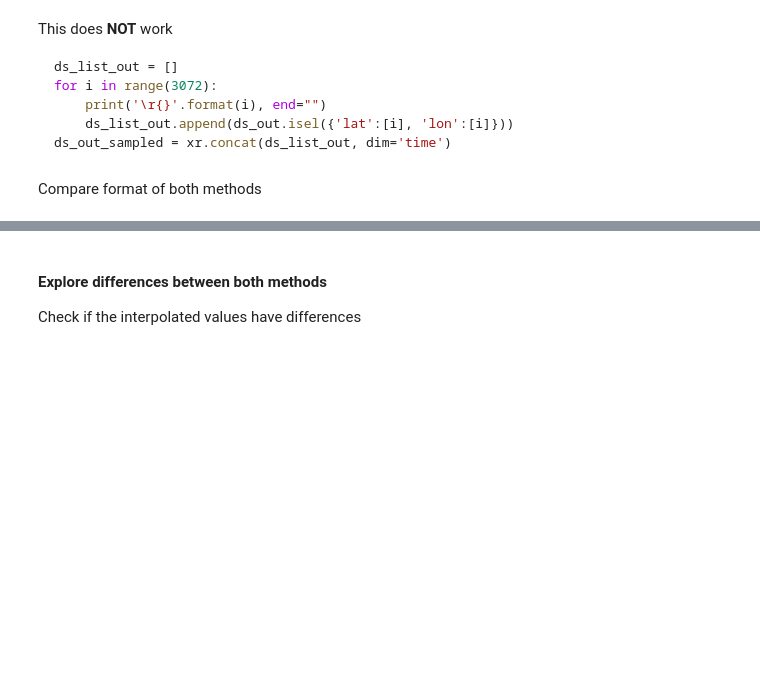
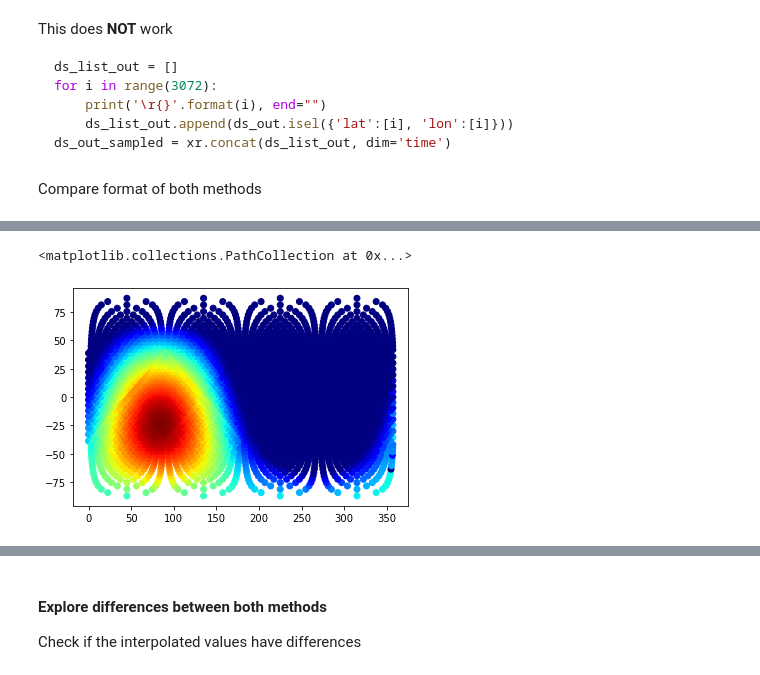
Before and after one commit to deepsphere/deepsphere-weather, a Jupyter notebook: notebooks/healpix_resampling.ipynb, the cells around one changed output, grey strips where cells are left out. Drawn from its saved outputs; the diff is of its cells as text; code cells hidden in the pictures; blank space fills up the shorter version.

```diff
--- a/notebooks/healpix_resampling.ipynb
+++ b/notebooks/healpix_resampling.ipynb
@@ -378,0 +379,7 @@ history :
+# %%
+ds_plot_old = ds_old.isel(time=0)
+norm_values_old = (ds_plot_old.tisr.values - np.min(ds_plot_old.tisr.values)) / (np.max(ds_plot_old.tisr.values) - np.min(ds_plot_old.tisr.values))
+plt.scatter(ds_plot_old.lon, ds_plot_old.lat, c=norm_values_old, cmap='jet')
+# %% [output]
+<matplotlib.collections.PathCollection at 0x...>
+[figure, added]
```
Also changed, not shown: parts of 28 cells of this notebook.
